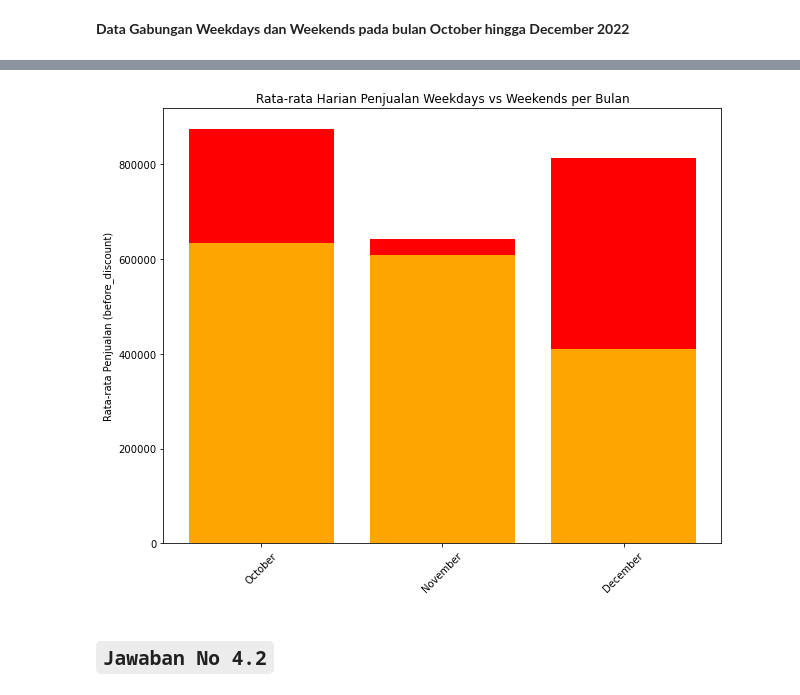
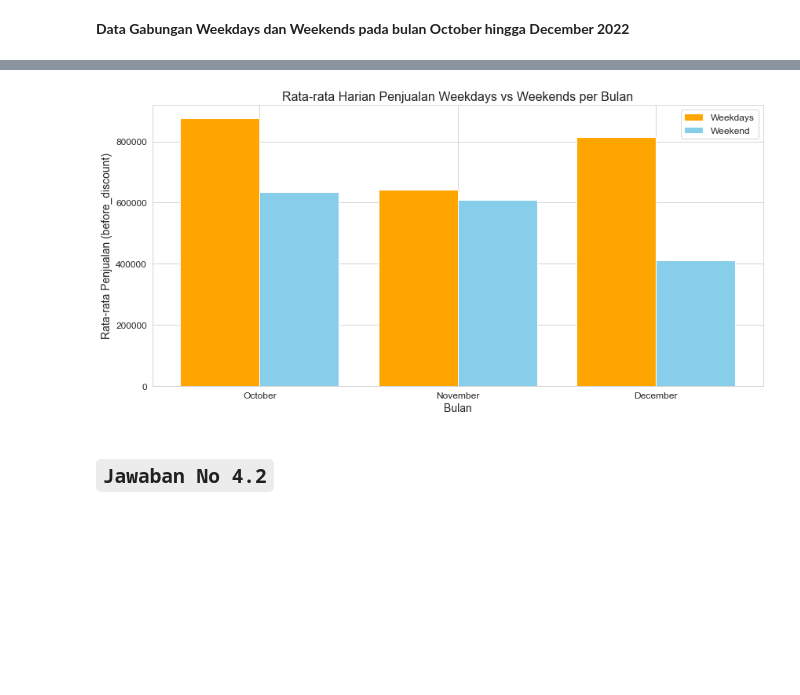
Before and after one commit to SefticoFIB/myskill, a Jupyter notebook: Python_Exercise.ipynb, the cells around one changed output, grey strips where cells are left out. Cells and saved outputs as stored; diff of their text form; code cells hidden in the pictures; blank space fills up the shorter version.

```diff
--- a/Python_Exercise.ipynb
+++ b/Python_Exercise.ipynb
@@ -525,18 +540,30 @@ Data Gabungan Weekdays dan Weekends:
 # %%
+import seaborn as sns
+
+# Set style seaborn
+sns.set_style("whitegrid")
+
 # Plot rata-rata harian penjualan weekdays dan weekends per bulan
-plt.figure(figsize=(10, 8))
+plt.figure(figsize=(12, 6))
 
-plt.bar(merged_data['month'], merged_data['before_discount_weekdays'], color='red', label='Weekdays')
-plt.bar(merged_data['month'], merged_data['before_discount_weekends'], color='orange', label='Weekends')
+# Plot bar untuk weekdays
+plt.bar(merged_data.index - 0.2, merged_data['before_discount_weekdays'], width=0.4, color='orange', label='Weekdays')
 
-plt.title('Rata-rata Harian Penjualan Weekdays vs Weekends per Bulan')
-plt.ylabel('Rata-rata Penjualan (before_discount)')
-plt.xticks(rotation=45)
+# Plot bar untuk weekends
+plt.bar(merged_data.index + 0.2, merged_data['before_discount_weekend'], width=0.4, color='skyblue', label='Weekend')
+
+plt.title('Rata-rata Harian Penjualan Weekdays vs Weekends per Bulan', fontsize=16)
+plt.xlabel('Bulan', fontsize=14)
+plt.ylabel('Rata-rata Penjualan (before_discount)', fontsize=14)
+plt.xticks(merged_data.index, merged_data['month'], fontsize=12)  # Gunakan index dan label bulan
+plt.yticks(fontsize=12)
+plt.legend(fontsize=12)
+plt.tight_layout()
 
 # Tampilkan plot
 plt.show()
 # %% [output]
-[figure, old version]
+[figure, new version]
 # %% [markdown]
 ## `Jawaban No 4.2`
 # %% [markdown]
```
Also changed, not shown: parts of 7 cells of this notebook.
